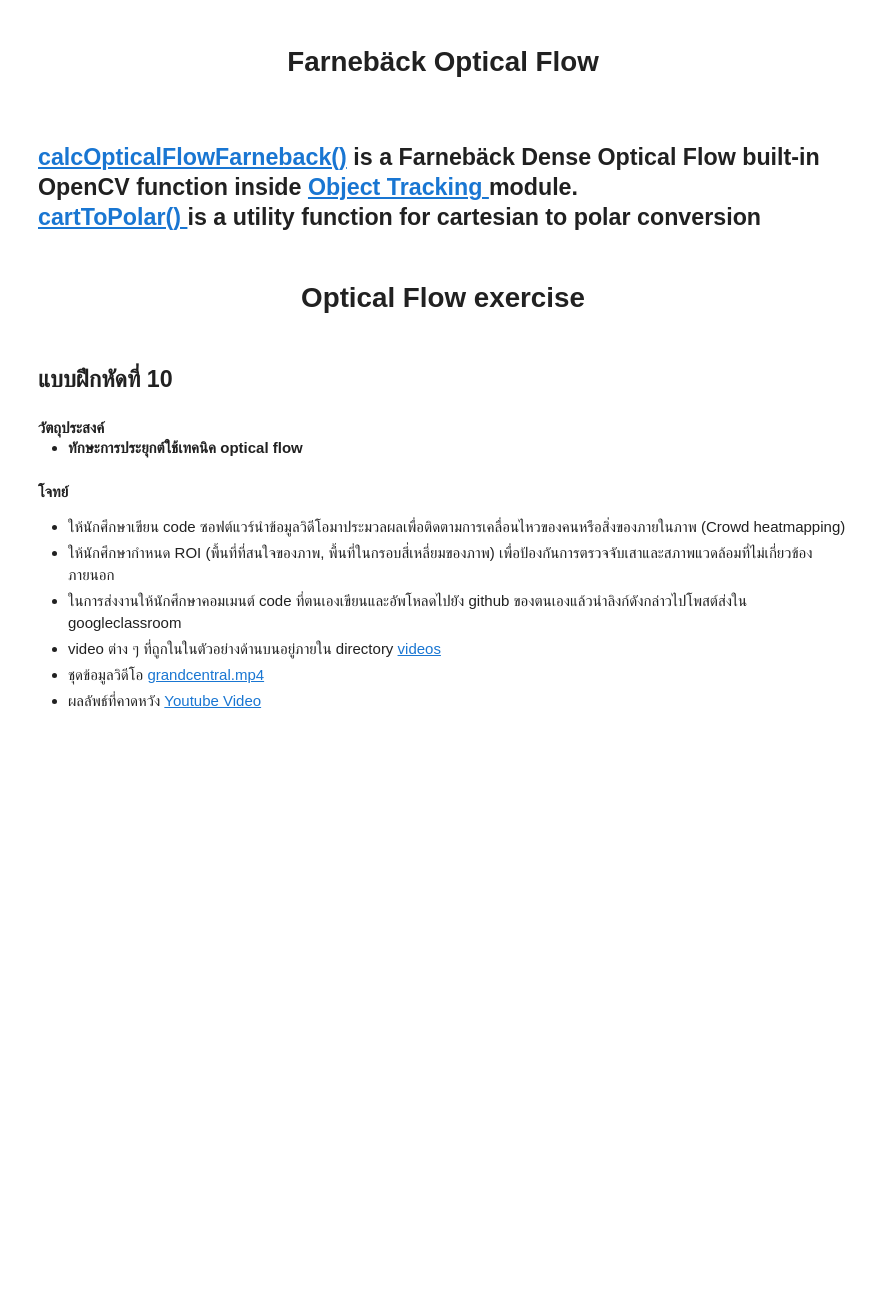
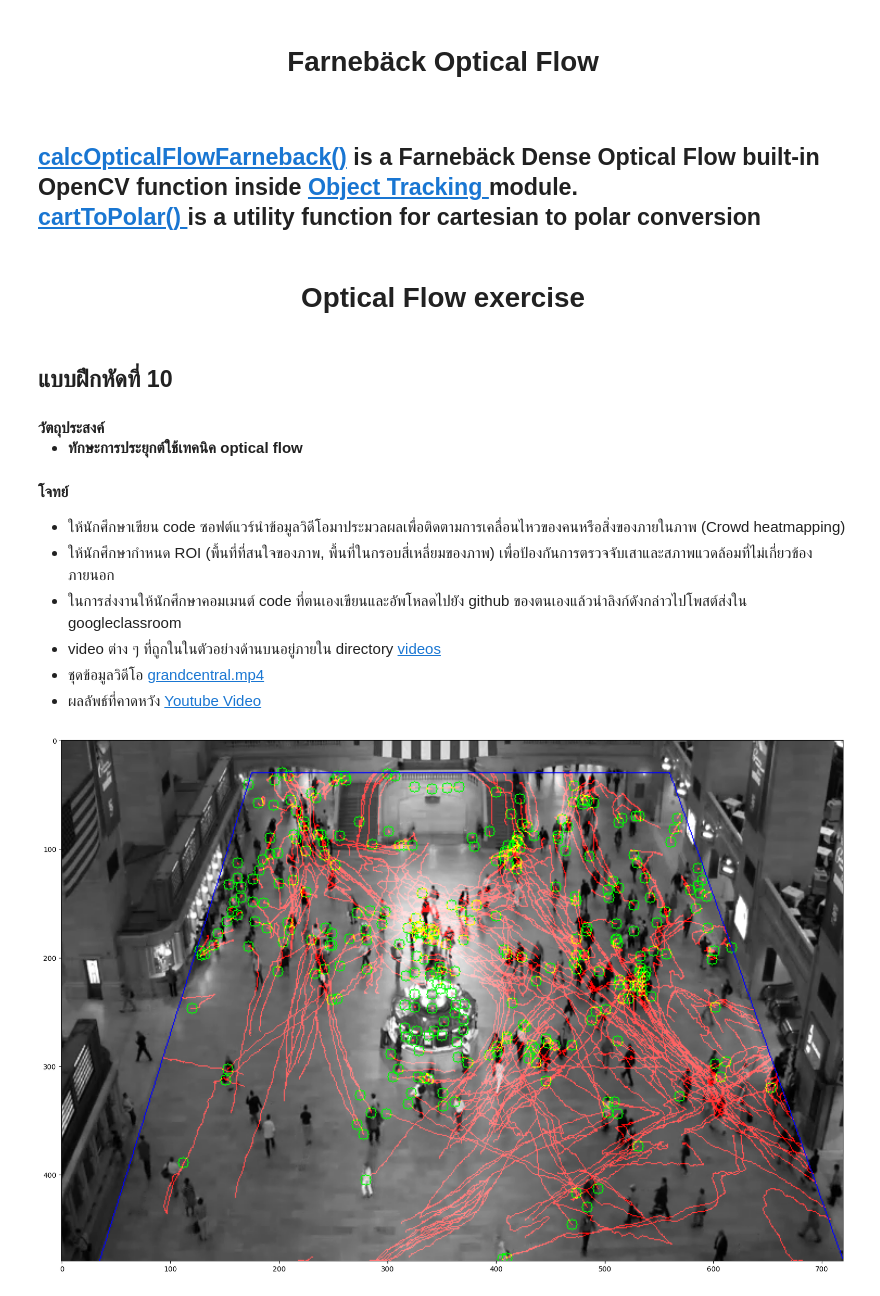
Before and after one commit to ntpfx/image.hw, a Jupyter notebook: HW10/Homework10.ipynb, the cells around one changed output. Saved outputs shown, nothing was run; the diff lists cells and outputs as text; code cells hidden in the pictures; blank space fills up the shorter version.

```diff
--- a/HW10/Homework10.ipynb
+++ b/HW10/Homework10.ipynb
@@ -197,0 +197,71 @@ farneback_dense_optical_flow('./videos/Flow Visualization.mp4')
+# %%
+## coding here :D
+cap = cv2.VideoCapture('grandcentral.mp4')             #เรียกใช้งานวิดีโอ grandcentral.mp4
+
+feature_params = dict(maxCorners = 500,                         #ใช้งาน dictionary เก็บค่าพารามิเตอร์ต่างๆ โดยเก็บค่าคอนเนอร์สูงสุด 500 ตัว
+                    qualityLevel = 0.03,                        #ค่าคุณภาพอยู่ที่ 0.03
+                    minDistance = 7,                            #ค่าระยะห่างน้อยสุดอยู่ที่ 7 px
+                    blockSize = 25)                             #ขนาดบล็อกในการคำนวณอยู่ที่ 25 บล็อก
+
+lk_params = dict(winSize = (21,21),                             #ใช้งาน dictionary เก็บค่าพารามิเตอร์ต่างๆ โดยเก็บค่าขนาดวินโดร์ 21x21
+                maxLevel = 3,                                   #ค่าเลเวลเท่ากับ 3
+                criteria = (cv2.TERM_CRITERIA_EPS | cv2.TERM_CRITERIA_COUNT, 10, 0.03)) #ค่าที่ใช้ในการหยุดการทำงานอยู่ที่ 10 กับ 0.03
+
+ret, old_frame = cap.read()                                     #อ่านค่าวิดีโอจาก cap ออกมาเป็น ret และ frame
+
+old_gray = cv2.cvtColor(old_frame, cv2.COLOR_BGR2GRAY)                  #เเปลงภาพจาก BGR เป็น Gray Scale
+p0 = cv2.goodFeaturesToTrack(old_gray, mask=None, **feature_params)     #ตรวจจับฟีเจอร์ด้วยฟังก์ชัน Shi-Tomasi response
+
+mask = np.zeros_like(old_frame)                                 #สร้าง mask ที่มีค่า 0 ที่มึขนาดเท่ากับ old_frame
+
+pts = np.array([[175,30], [35,480], [720,480], [560,30]],np.int32)      #สร้างอาร์เรย์เก็บค่าตำแหน่งจุด 4 จุด เพื่อสร้างพื้นที่ที่สนใจ (roi)
+roi = np.zeros(old_frame.shape[:2], np.uint8)                           #สร้าง roi ที่มีค่า 0 ที่มึขนาดเท่ากับ old_frame ที่ตำแหน่ง 0 ถึง 1
+cv2.drawContours(roi, [pts], -1, (255, 255, 255), -1, cv2.LINE_AA)      #วาด contour ลงบน roi ตามตำแหน่งจุดในอาร์เรย์ pts
+
+while cap.isOpened() :                                          #เมื่อวิดีโอ cap ทำงานอยู่ก็จะทำงานต่อไปเรื่อยๆ
+    ret, frame = cap.read()                                     #อ่านค่าวิดีโอจาก cap ออกมาเป็น ret และ frame
+
+    if ret :                                                    #ตรวจสอบภาพที่อ่าน ถ้า ret มีค่าเป็น true
+        frame_gray = cv2.cvtColor(frame, cv2.COLOR_BGR2GRAY)    #เปลี่ยนโมเดลสีของภาพจาก BGR เป็น Grayscale
+
+        p1, st, err = cv2.calcOpticalFlowPyrLK(                 #คำนวณค่า optical flow โดยให้ค่าออกมาเป็นตำแหน่งปัจจุบัน สเตตัส และค่าผิดพลาด
+            old_gray, frame_gray, p0, None, **lk_params         #โดยใส่ค่าภาพก่อนหน้า ภาพปัจจุบัน ตำแหน่งก่อนหน้า และค่าพารามิเตอร์ใน lk_params
+        )
+
+        good_new = p1[st == 1]                                  #เลือกตำแหน่ง p1 ที่มีค่าสถานะเป็น 1 เพื่อให้ได้ตำแหน่งปัจจุบันที่มีสถานะที่ดี
+        good_old = p0[st == 1]                                  #เลือกตำแหน่ง p0 ที่มีค่าสถานะเป็น 1 เพื่อให้ได้ตำแหน่งก่อนหน้าที่มีสถานะที่ดี
+
+        for i, (new, old) in enumerate(zip(good_new, good_old)):    #วนลูปตามจำนวนของ good_new รวมกับ good_old
+            a, b = new.ravel().astype(int)                          #เก็บค่าตำแหน่ง a,b ของตำแหน่งปัจจุบัน
+            c, d = old.ravel().astype(int)                          #เก็บค่าตำแหน่ง c,d ของตำแหน่งก่อนหน้า
+            a = a if a < roi.shape[1] else roi.shape[1]-1           #ตรวจสอบค่า a ไม่ให้ค่าของ a มีค่ามากกว่า 720
+            b = b if b < roi.shape[0] else roi.shape[0]-1           #ตรวจสอบค่า a ไม่ให้ค่าของ a มีค่ามากกว่า 480
+            if roi[b,a] == 255:                                     #ตรวจสอบค่าในตำแหน่ง a,b ว่าอยู่ในพื้นที่ roi หรือไม่
+                mask = cv2.line(mask, (a,b), (c,d), (0,0,255), 1)   #ถ้าอยู่ในพื้นที่ roi จะวาดเส้นสีแดงจากตำแหน่งก่อนหน้าถึงตำแหน่งปัจจุบันลงบน mask
+                frame = cv2.circle(frame, (a,b), 5, (0,255,0), 1)   #วาดเส้นวงกลมสีเขียวบนตำแหน่งปัจจุบันโดยมีรัศมี 5 px ลงบน frame
+
+        disp_img = cv2.add(frame, mask)                         #นำภาพ frame กับ mask มารวมกันเป็น disp_img
+        cv2.polylines(disp_img, [pts], True, (255,0,0), 1)      #วาดเส้นสีน้ำเงินตามตำแหน่งจุดในอาร์เรย์ pts เพื่อสร้างเป็นพื้นที่ที่สนใจลงบน disp_img
+        cv2.imshow('frame', disp_img)                           #แสดงภาพ disp_img
+
+        key = cv2.waitKey(33) & 0xFF                            #อ่านค่า waitKey เท่ากับ 33
+        if key == 27 or key == ord('q'):                        #ตรวจสอบการกดปุ่ม esc หรือปุ่ม q
+            img = disp_img[0:480, 0:720]                        #เมื่อกดปุ่ม esc หรือปุ่ม q จะตัดภาพเฟรมสุดท้าย
+            break                                               #และออก
+        elif len(good_new) < 480:                               #ตรวจสอบจำนวนของ good_new เมื่อมีค่าน้อยกว่า 480
+            p0 = cv2.goodFeaturesToTrack(old_gray, mask=None, **feature_params) #จะตรวจจับฟีเจอร์ใหม่
+        else:                                                   #ถ้าไม่มีการกดปุ่ม
+            old_gray = frame_gray.copy()                        #อัพเดทภาพปัจจุบันให้กลายเป็นภาพก่อนหน้า
+            p0 = good_new.reshape(-1,1,2)                       #อัพเดทค่าตำแหน่ง good_new ให้กลายเป็นค่าตำแหน่งก่อนหน้า
+    else:                                                       #ถ้า ret มีค่าเป็น false
+        img = disp_img[0:480, 0:720]                            #ตัดภาพเฟรมสุดท้าย
+        break                                                   #และออก
+
+img = cv2.cvtColor(img, cv2.COLOR_BGR2RGB)                      #เปลี่ยนโมเดลสีของภาพจาก BGR เป็น Grayscale
+plt.figure(figsize=(20,20))                                     #กำหนดขนาดภาพที่จะแสดงบน matplotlib
+plt.imshow(img)                                                 #แสดงภาพเฟรมสุดท้ายด้วย matplotlib
+
+cap.release()                                                   #คืนค่า
+cv2.destroyAllWindows()                                         #ปิดหน้าจอการทำงานทั้งหมด
+# %% [output]
+[figure, added]
```
Also changed, not shown: parts of 3 cells of this notebook.
